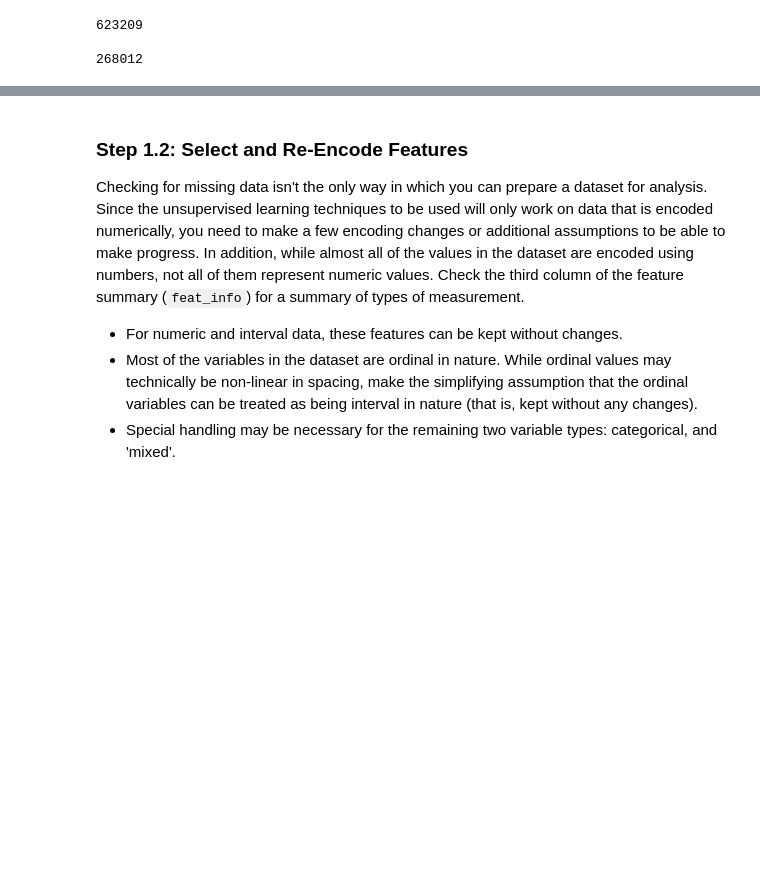
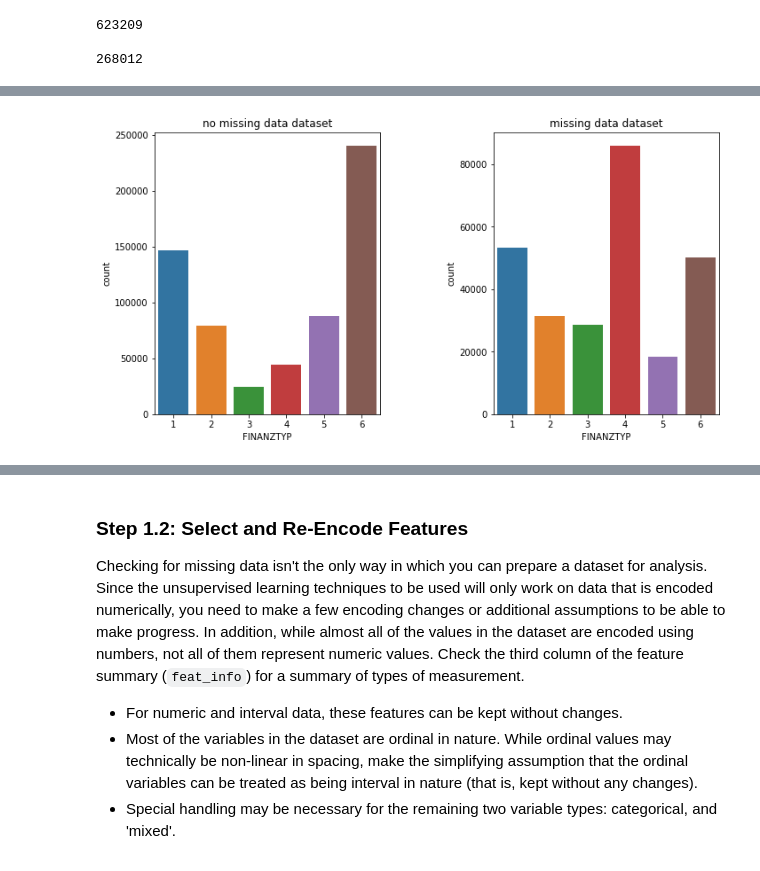
Before and after one commit to ciancronin/DSND_identify_customer_segments, a Jupyter notebook: Identify_Customer_Segments.ipynb, the cells around one changed output, grey strips where cells are left out. Saved outputs shown, nothing was run; the diff lists cells and outputs as text; code cells hidden in the pictures; blank space fills up the shorter version.

```diff
--- a/Identify_Customer_Segments.ipynb
+++ b/Identify_Customer_Segments.ipynb
@@ -281,0 +293,15 @@ azdias_two = azdias.loc[rows_missing, :]
+# %%
+# comparing the distributions of 'FINANZTYP' (Financial Types for Individuals)
+fig = plt.figure(figsize = (10,5))
+plt.subplot(1,2,1)
+ax1 = sns.countplot(data = azdias_one, x = azdias_one['FINANZTYP'])
+ax1.set_title("no missing data dataset")
+plt.subplot(1,2,2)
+ax2 = sns.countplot(data = azdias_two, x = azdias_two['FINANZTYP'])
+ax2.set_title("missing data dataset")
+
+fig.tight_layout()
+fig.subplots_adjust(top = 1, wspace = 0.5) # 0.88, wspace=0.4)
+plt.show()
+# %% [output]
+[figure, added]
```
Also changed, not shown: parts of 69 cells of this notebook.
